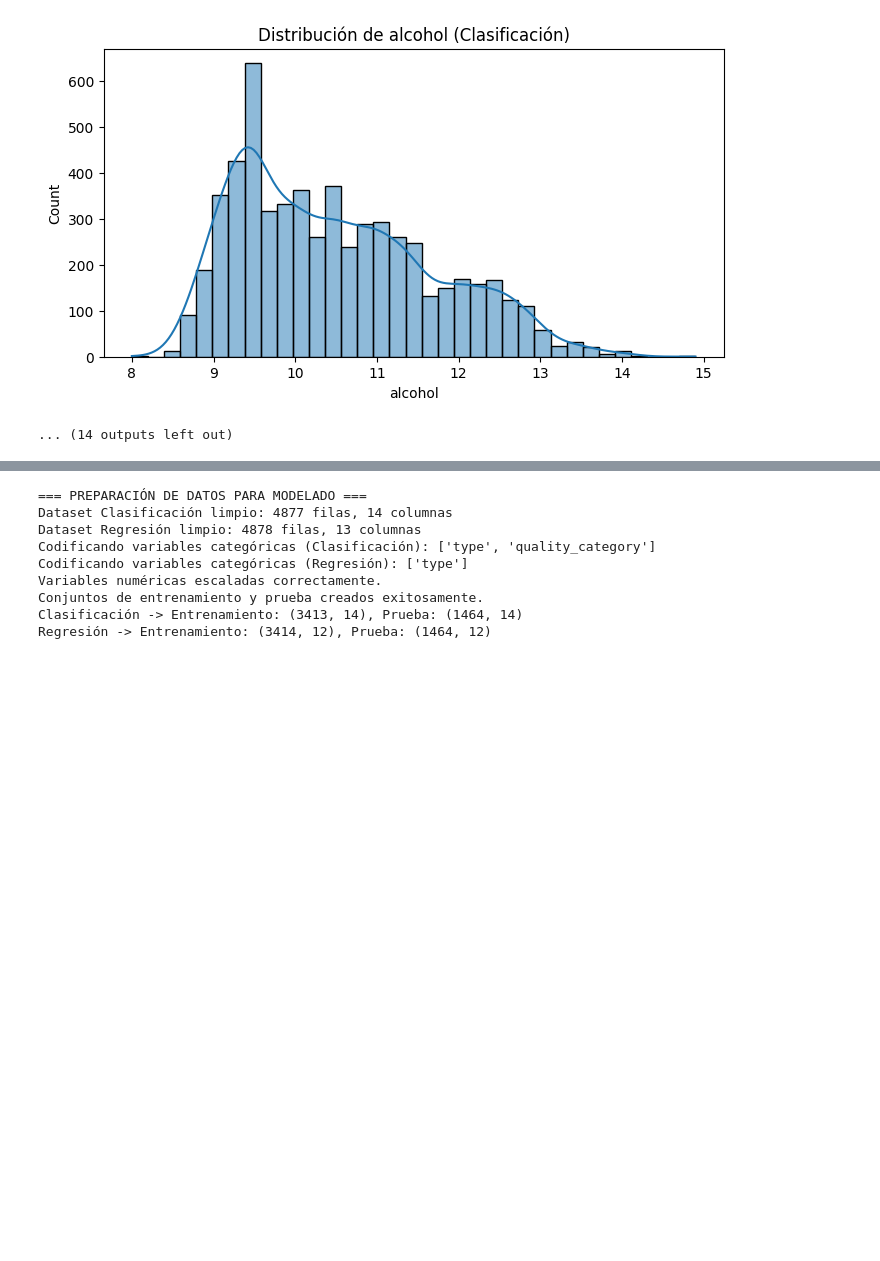
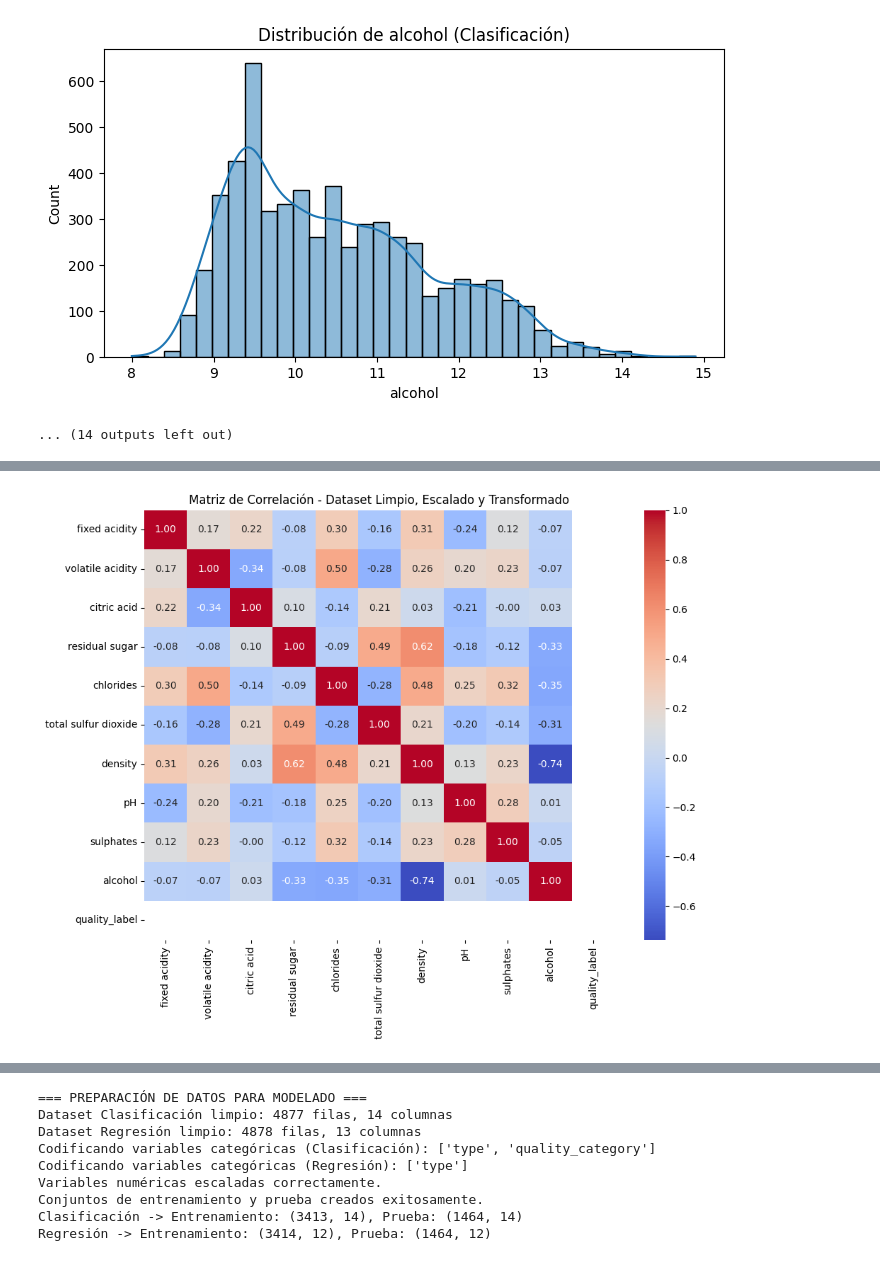
Before and after one commit to restrepogerard/Wines, a Jupyter notebook: EDAWines.ipynb, the cells around one changed output, grey strips where cells are left out. Saved outputs shown, nothing was run; the diff lists cells and outputs as text; code cells hidden in the pictures; blank space fills up the shorter version.

```diff
--- a/EDAWines.ipynb
+++ b/EDAWines.ipynb
@@ -256,3 +231,88 @@ quality: 208
 [figure]
 [figure]
 ... (14 outputs left out)
+# %%
+# %% LIMPIEZA DE OUTLIERS Y DEPURACIÓN AVANZADA DEL DATASET
+
+# ==========================================================
+# 1️⃣ FUNCIÓN PARA LIMPIAR OUTLIERS CON MÉTODO IQR
+# ==========================================================
+def limpiar_outliers_iqr(df, columnas=None):
+    df_limpio = df.copy()
+    if columnas is None:
+        columnas = df.select_dtypes(include=[np.number]).columns  # sólo numéricas
+
+    print("\n=== DETECCIÓN Y ELIMINACIÓN DE OUTLIERS ===")
+    for col in columnas:
+        Q1 = df[col].quantile(0.25)
+        Q3 = df[col].quantile(0.75)
+        IQR = Q3 - Q1
+        lim_inf = Q1 - 1.5 * IQR
+        lim_sup = Q3 + 1.5 * IQR
+
+        outliers = df[(df[col] < lim_inf) | (df[col] > lim_sup)]
+        print(f"  • {col}: {outliers.shape[0]} outliers detectados")
+
+        # Filtrar valores dentro del rango
+        df_limpio = df_limpio[(df_limpio[col] >= lim_inf) & (df_limpio[col] <= lim_sup)]
+
+    print(f"\nTamaño antes: {df.shape[0]} → después: {df_limpio.shape[0]}")
+    return df_limpio
+
+
+# ==========================================================
+# 2️⃣ APLICAR LA LIMPIEZA DE OUTLIERS
+# ==========================================================
+num_cols_cls = df_cls.select_dtypes(include=[np.number]).columns
+df_cls_clean = limpiar_outliers_iqr(df_cls, num_cols_cls)
+
+print("\n=== DESCRIPCIÓN DEL DATASET LIMPIO ===")
+print(df_cls_clean.describe().round(3))
+
+
+# ==========================================================
+# 3️⃣ LIMPIEZA AVANZADA DE VARIABLES
+# ==========================================================
+print("\n=== LIMPIEZA AVANZADA DE VARIABLES ===")
+
+df = df_cls_clean.copy()
+
+# --- 1. Eliminar columnas redundantes o muy correlacionadas ---
+if 'free sulfur dioxide' in df.columns:
+    df.drop(columns=['free sulfur dioxide'], inplace=True)
+    print("✔️ Columna 'free sulfur dioxide' eliminada por alta correlación con 'total sulfur dioxide'")
+
+# --- 2. Transformaciones logarítmicas en variables sesgadas ---
+cols_skewed = ['residual sugar', 'chlorides', 'sulphates']
+for col in cols_skewed:
+    if col in df.columns:
+        df[col] = np.log1p(df[col])
+        print(f"✔️ Transformación logarítmica aplicada a '{col}'")
+
+# --- 3. Estandarizar las variables numéricas ---
+num_cols = df.select_dtypes(include=[np.number]).columns
+scaler = StandardScaler()
+df[num_cols] = scaler.fit_transform(df[num_cols])
+print("✔️ Variables numéricas estandarizadas (media=0, desviación=1)")
+
+# --- 4. Eliminar duplicados residuales ---
+dup_count = df.duplicated().sum()
+if dup_count > 0:
+    df.drop_duplicates(inplace=True)
+    print(f"✔️ {dup_count} duplicados eliminados")
+else:
+    print("✔️ No se encontraron duplicados adicionales")
+
+# --- 5. Verificar correlaciones nuevamente ---
+plt.figure(figsize=(10, 8))
+sns.heatmap(df.corr(numeric_only=True), annot=True, cmap='coolwarm', fmt=".2f")
+plt.title("Matriz de Correlación - Dataset Limpio, Escalado y Transformado")
+plt.tight_layout()
+plt.show()
+
+# Dataset final
+df_cls_clean_final = df.copy()
+print(f"\n✅ Dataset final limpio y listo para modelar: "
+      f"{df_cls_clean_final.shape[0]} registros, "
+      f"{df_cls_clean_final.shape[1]} columnas")
+# %% [output]
@@ -258,0 +336 @@ quality: 208
+[figure, added]
```
Also changed, not shown: parts of 10 cells of this notebook.
